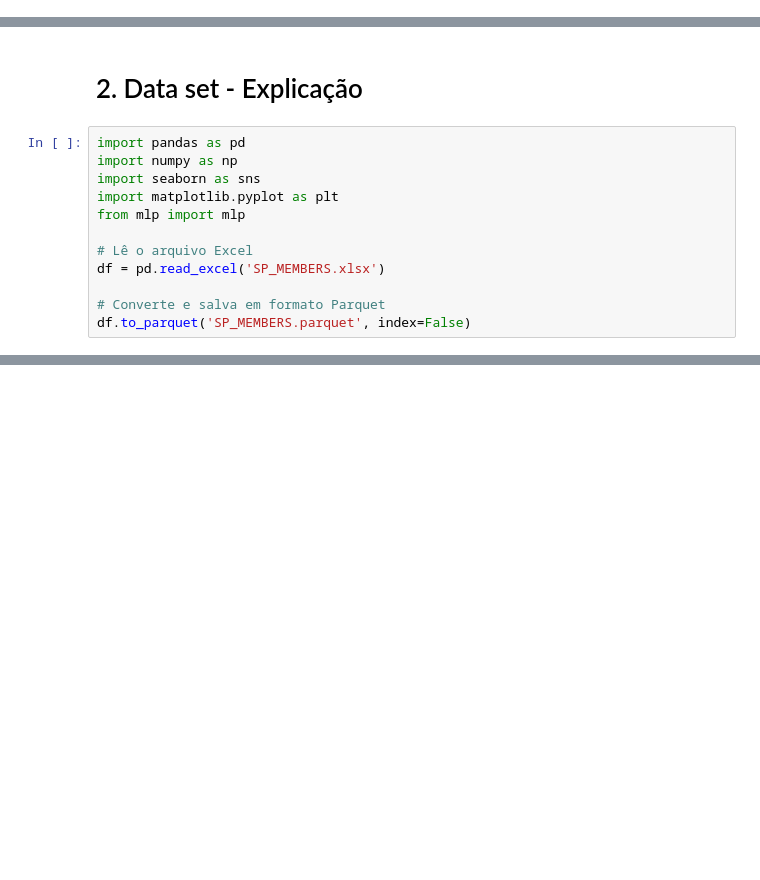
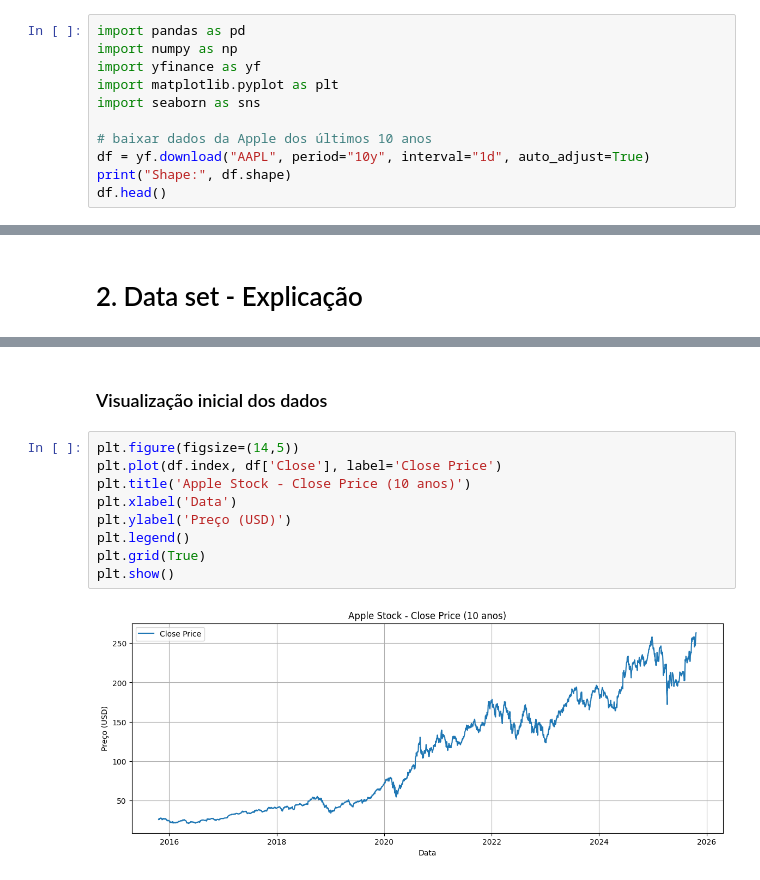
Before and after one commit to felipebns/regression_deeplearning, a Jupyter notebook: regression.ipynb, the cells around one changed output, grey strips where cells are left out. Saved outputs shown, nothing was run; the diff lists cells and outputs as text; blank space fills up the shorter version.

```diff
--- a/regression.ipynb
+++ b/regression.ipynb
@@ -9,0 +12,11 @@
+# %%
+import pandas as pd
+import numpy as np
+import yfinance as yf
+import matplotlib.pyplot as plt
+import seaborn as sns
+
+# baixar dados da Apple dos últimos 10 anos
+df = yf.download("AAPL", period="10y", interval="1d", auto_adjust=True)
+print("Shape:", df.shape)
+df.head()
@@ -10,14 +34,2 @@
 # %% [markdown]
 # 2. Data set - Explicação
-# %%
-import pandas as pd
-import numpy as np
-import seaborn as sns
-import matplotlib.pyplot as plt
-from mlp import mlp
-
-# Lê o arquivo Excel
-df = pd.read_excel('SP_MEMBERS.xlsx')
-
-# Converte e salva em formato Parquet
-df.to_parquet('SP_MEMBERS.parquet', index=False)
@@ -25,0 +45,13 @@ ArrowTypeError: ("Expected bytes, got a 'datetime.datetime' object", 'Conversion
+# %% [markdown]
+### Visualização inicial dos dados
+# %%
+plt.figure(figsize=(14,5))
+plt.plot(df.index, df['Close'], label='Close Price')
+plt.title('Apple Stock - Close Price (10 anos)')
+plt.xlabel('Data')
+plt.ylabel('Preço (USD)')
+plt.legend()
+plt.grid(True)
+plt.show()
+# %% [output]
+[figure, added]
```
Also changed, not shown: parts of 4 cells of this notebook, 1 other file.
